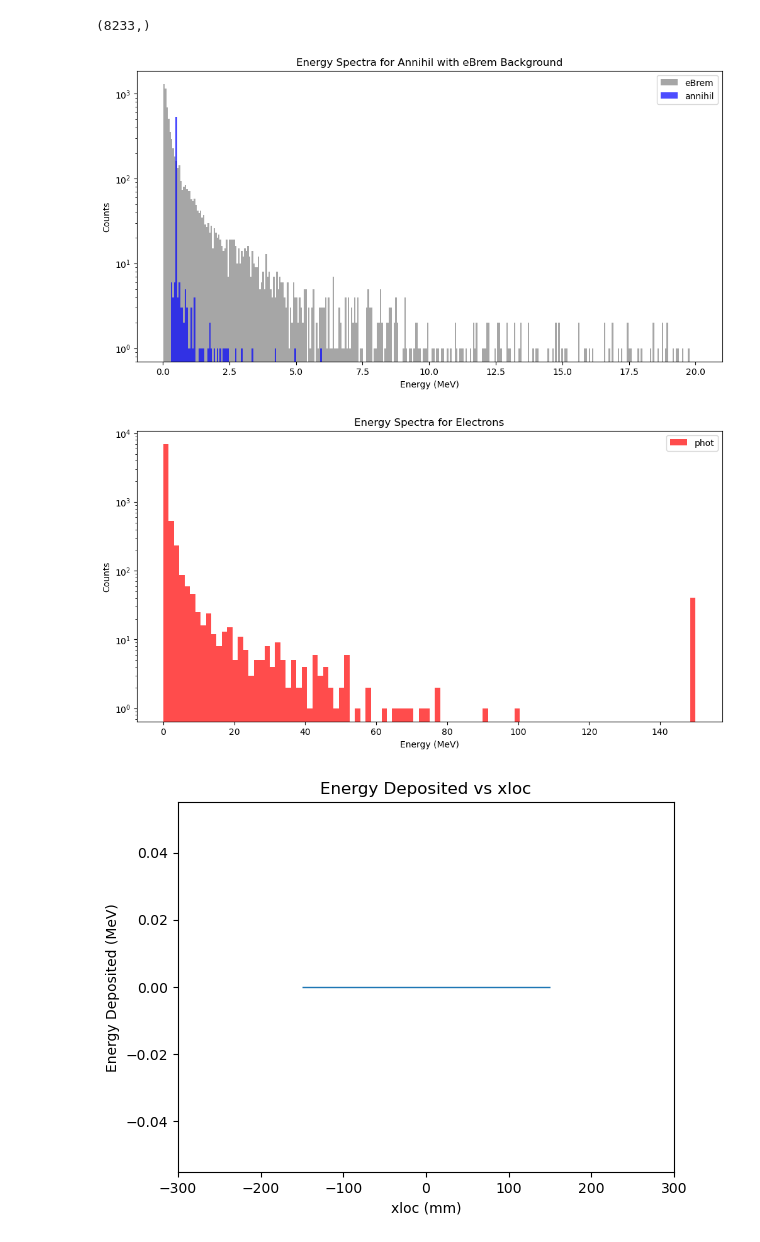
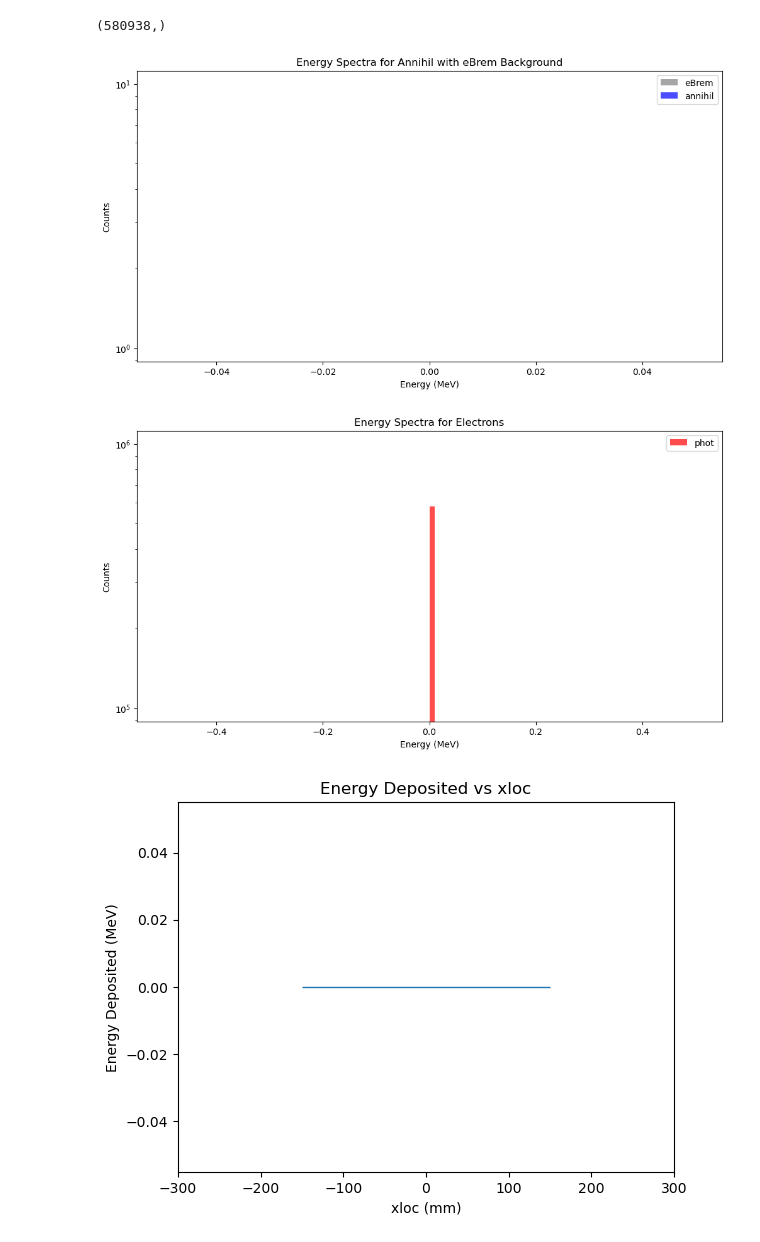
Before and after one commit to francescouni0/Online-Monitoring, a Jupyter notebook: Analysis.ipynb, the cells around one changed output. Saved outputs shown, nothing was run; the diff lists cells and outputs as text; code cells hidden in the pictures.

```diff
--- a/Analysis.ipynb
+++ b/Analysis.ipynb
@@ -4,7 +4,7 @@ import matplotlib.pyplot as plt
 import numpy as np
 
 # Open the ROOT file and get the TTree
-file = uproot.open("dati/cilindrofan//150mev/coll/Hitsx0.root")
+file = uproot.open("dati/cilindrofan/80mev/Hits.root")
 tree = file["Hits"]
 
 # Get the data as a Pandas DataFrame
@@ -109,36 +109,36 @@ plt.legend()
 plt.show()
 
 
 # Plot cylindrical positions for eBrem as background
 #if background_positions is not None:
 #    plt.hist(background_positions, bins=60, label="eBrem", alpha=0.7, color="gray",range=(-3, 3))
 #if "annihil" in process_positions:
 #    plt.hist(process_positions["annihil"], bins=60, label="annihil", alpha=0.7, color="blue",range=(-3, 3))
 #plt.xlabel("Cylindrical Position (mm)")
 #plt.ylabel("Counts")
 #plt.title("Cylindrical Position for Annihil with eBrem Background")
 #plt.legend()
 #
 #plt.tight_layout()
 #plt.show()
 #
 ## Perform TOF analysis for annihil and eBrem
 #if background_TOF is not None:
 #    plt.hist(background_TOF, bins=100, label="eBrem", alpha=0.7, color="gray")
 #
 #
 #if "annihil" in process_TOF:
 #    plt.hist(process_TOF["annihil"], bins=100, label="annihil", alpha=0.7, range=(0, 10))
 #    plt.xlabel("Time of Flight (ns)")
 #    plt.ylabel("Counts")
 #    plt.title("Time of Flight for Annihil and eBrem")
 #    plt.legend()
 #
 #plt.show()
 # %% [output]
-(8233,)
+(580938,)
-[figure, old version]
+[figure, new version]
-[figure, old version]
+[figure, new version]
 # %%
 edep= data['EDep']
 xloc= data['xloc']
```
Also changed, not shown: 3 other files.
